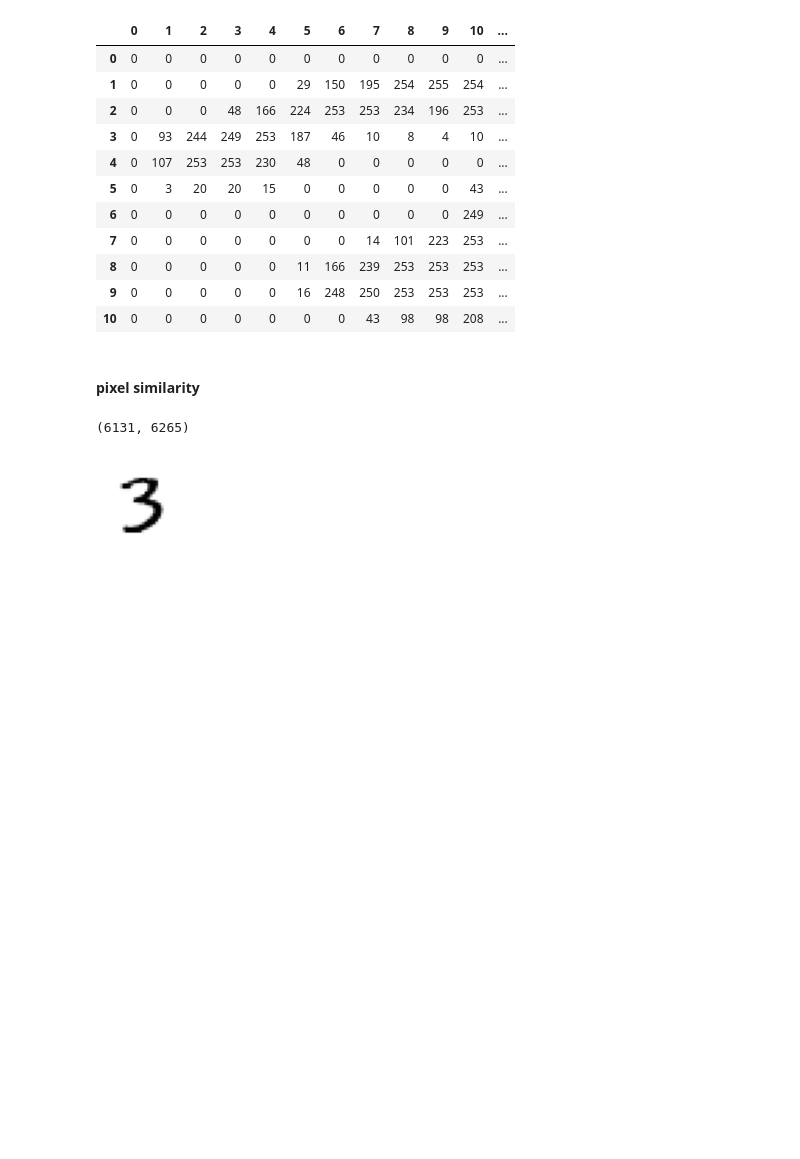
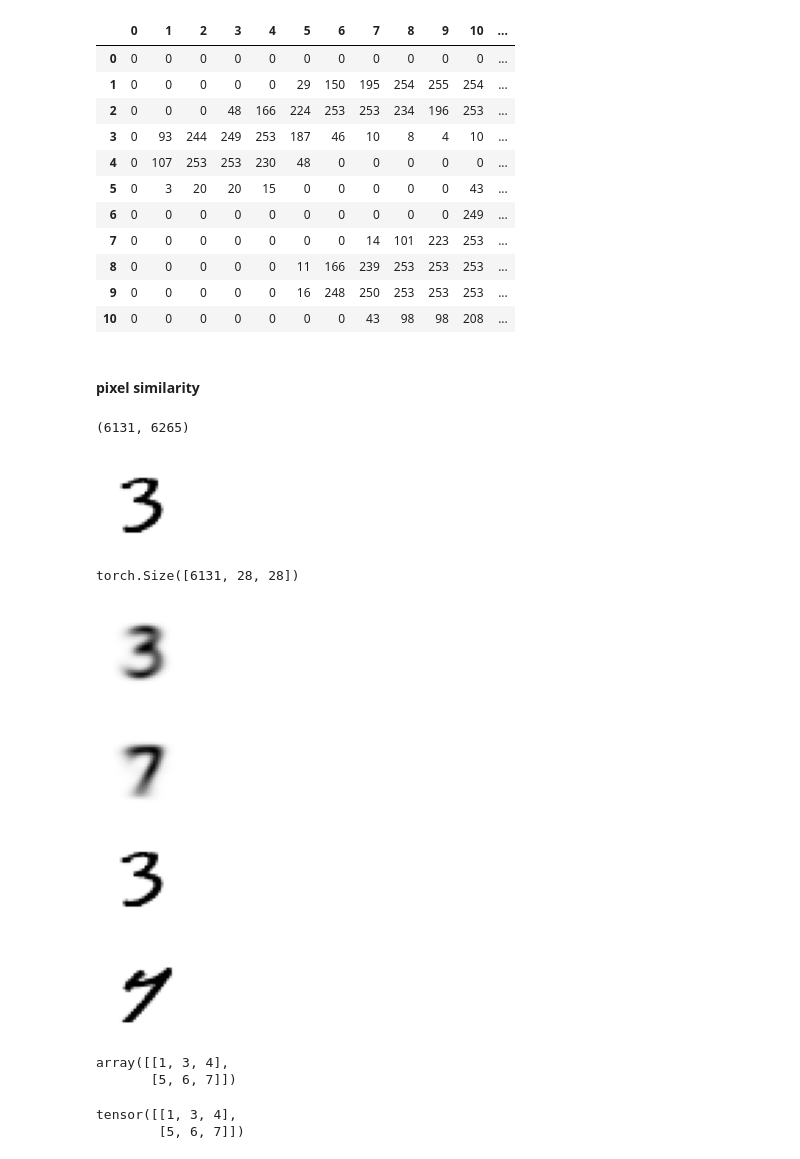
Before and after one commit to prijall/Fast-Ai, a Jupyter notebook: Training_digit_classifier.ipynb, the cells around one changed output. Drawn from its saved outputs; the diff is of its cells as text; code cells hidden in the pictures; blank space fills up the shorter version.

```diff
--- a/Training_digit_classifier.ipynb
+++ b/Training_digit_classifier.ipynb
@@ -110,3 +110,30 @@ len(three_tensors), len(seven_tensors)
 show_image(three_tensors[1]); #fast-ai's function
 # %% [output]
 [figure]
+# %%
+#@ Stacking tensors:
+stacked_sevens=torch.stack(seven_tensors).float()/255
+stacked_threes=torch.stack(three_tensors).float()/255
+stacked_threes.shape
+# %% [output]
+torch.Size([6131, 28, 28])
+# %%
+mean3=stacked_threes.mean(0)
+show_image(mean3);
+# %% [output]
+[figure, added]
+# %%
+mean7=stacked_sevens.mean(0)
+show_image(mean7);
+# %% [output]
+[figure, added]
+# %%
+a_3=stacked_threes[1]
+show_image(a_3);
+# %% [output]
+[figure, added]
+# %%
+a_7=stacked_sevens[1]
+show_image(a_7);
+# %% [output]
+[figure, added]
@@ -112,0 +152,10 @@ show_image(three_tensors[1]); #fast-ai's function
+# %%
+arr
+# %% [output]
+array([[1, 3, 4],
+       [5, 6, 7]])
+# %%
+tns
+# %% [output]
+tensor([[1, 3, 4],
+        [5, 6, 7]])
```
Also changed, not shown: parts of 3 cells of this notebook.
